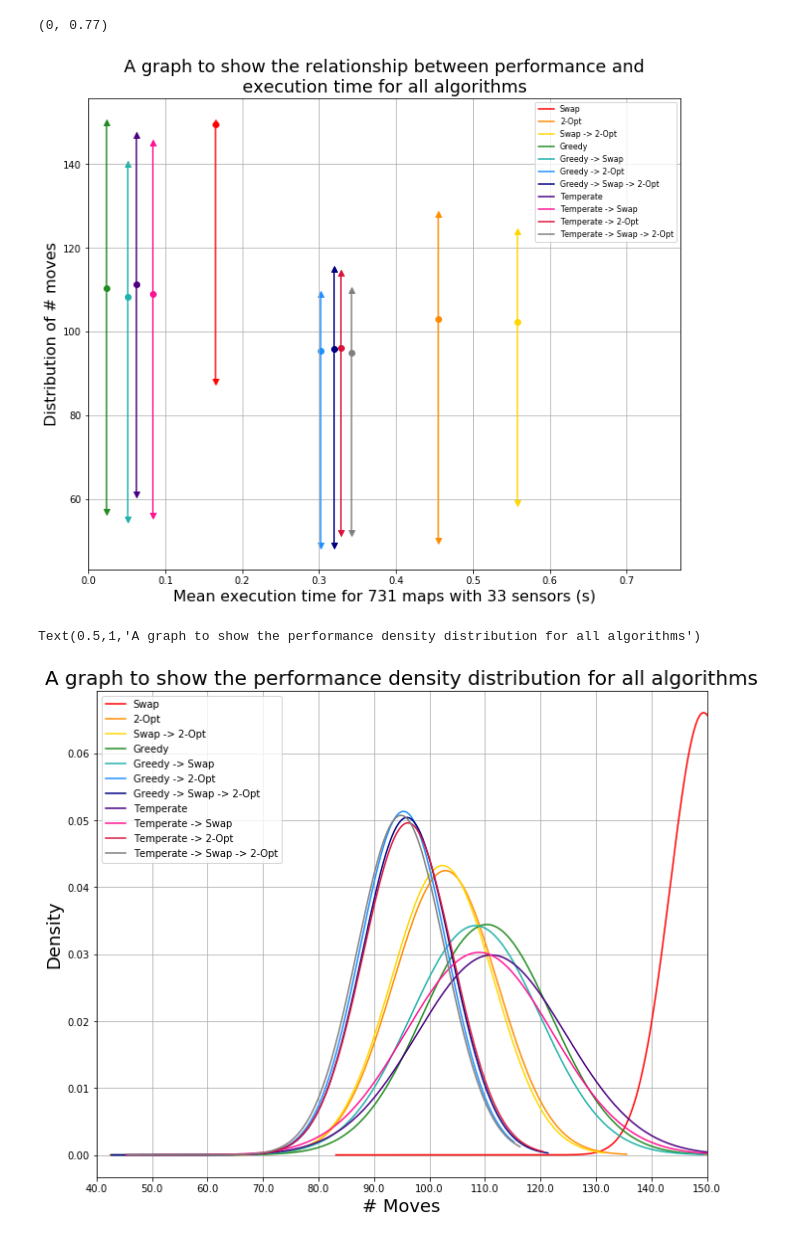
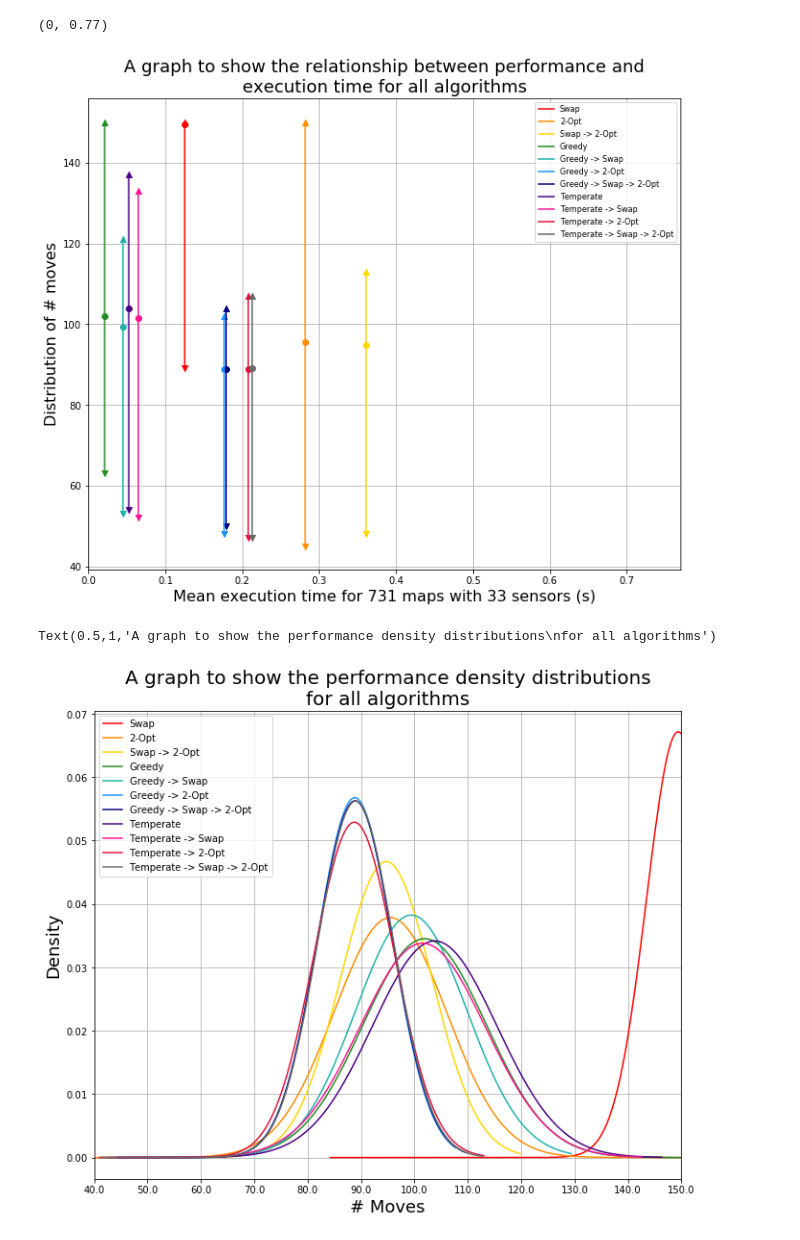
Before and after one commit to hwixley/Drone-Route-Planner, a Jupyter notebook: dataAnalysis/DroneMoveAnalysis.ipynb, the cells around one changed output. Saved outputs shown, nothing was run; the diff lists cells and outputs as text; code cells hidden in the pictures.

Commit message:
redoing plots with fresh results

```diff
--- a/dataAnalysis/DroneMoveAnalysis.ipynb
+++ b/dataAnalysis/DroneMoveAnalysis.ipynb
@@ -8,7 +8,7 @@ pwd = os.getcwd()
 fileNames = ["S","T","ST","G","GS","GT","GST","C","CS","CT","CST"]
 names = ["Swap","2-Opt","Swap -> 2-Opt","Greedy","Greedy -> Swap","Greedy -> 2-Opt","Greedy -> Swap -> 2-Opt"
          , "Temperate","Temperate -> Swap","Temperate -> 2-Opt","Temperate -> Swap -> 2-Opt"]
-colors = ["red","darkorange","gold","forestgreen","lightseagreen","dodgerblue","navy","indigo","deeppink","crimson","grey"]
+colors = ["red","darkorange","gold","forestgreen","lightseagreen","dodgerblue","navy","indigo","deeppink","crimson","dimgrey"]
 
 moves = [[],[],[],[],[],[],[],[],[],[],[]]
 for i in range(len(moves)):
@@ -114,5 +114,5 @@ Swap
 # %%
-times = [121,333,408,17,37,221,234,46,61,240,250]
+times = [91,206,264,15,33,129,131,38,47,152,156]
 
 plt.rcParams["figure.figsize"] = [11,9]
 
@@ -131,20 +131,20 @@ plt.xlabel("Mean execution time for 731 maps with 33 sensors (s)",fontsize=16)
 plt.xlim(0,0.77)
 # %% [output]
 (0, 0.77)
-[figure, old version]
+[figure, new version]
 # %%
 from scipy.stats import norm
 
 for i in range(11):
     sns.distplot(moves[i], fit=norm,hist=False,fit_kws={"color":colors[i]},kde=False,label=names[i])
 
 plt.legend(loc="upper left")
 plt.grid(True)
 plt.xlim(40,150)
 plt.xticks(np.linspace(40,150,12),np.linspace(40,150,12))
 plt.xlabel("# Moves",fontsize=18)
 plt.ylabel("Density",fontsize=18)
-plt.title("A graph to show the performance density distribution for all algorithms",fontsize=20)
+plt.title("A graph to show the performance density distributions\nfor all algorithms",fontsize=20)
 # %% [output]
-Text(0.5,1,'A graph to show the performance density distribution for all algorithms')
+Text(0.5,1,'A graph to show the performance density distributions\nfor all algorithms')
-[figure, old version]
+[figure, new version]
```
Also changed, not shown: parts of 5 cells of this notebook, 5 other files.
